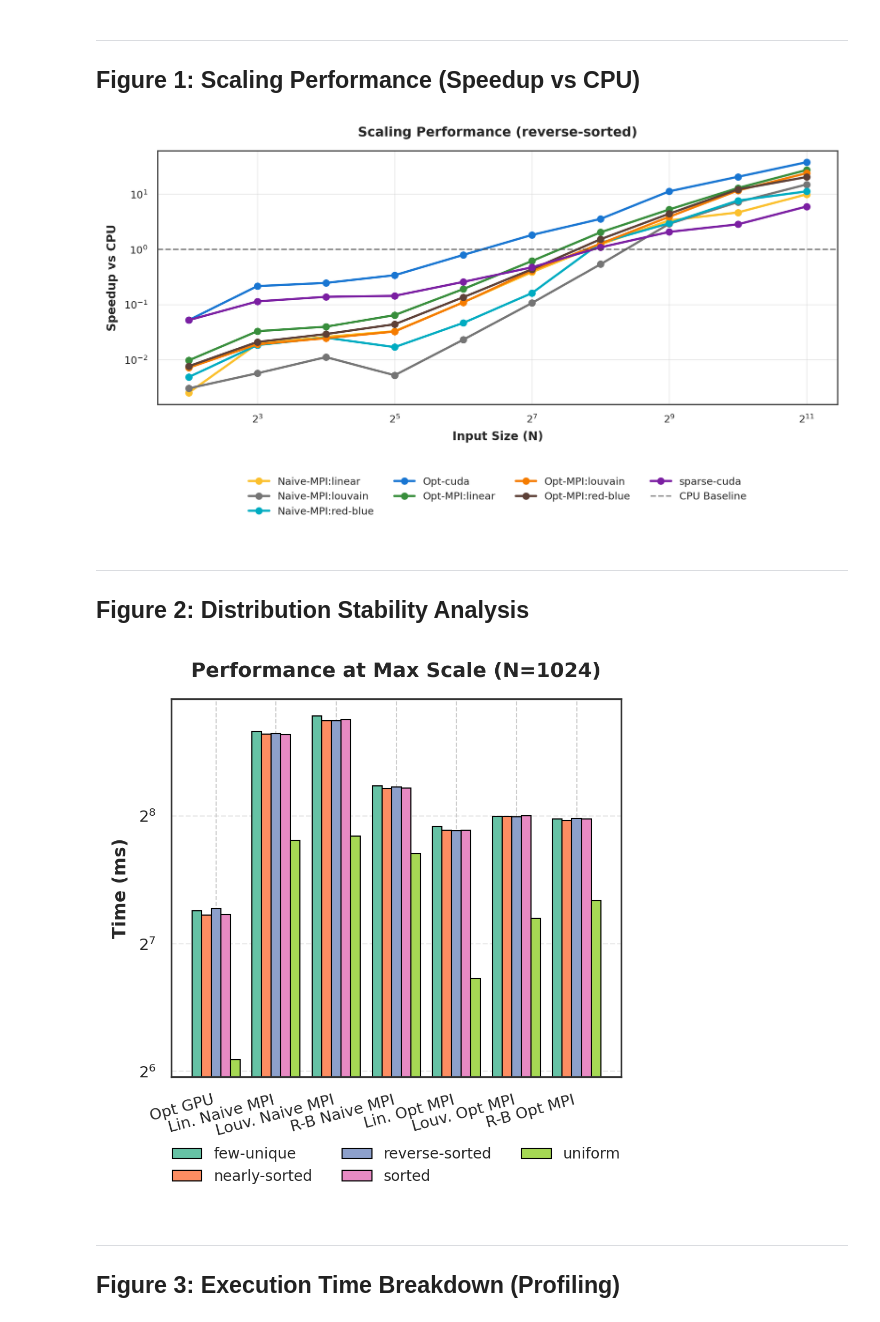
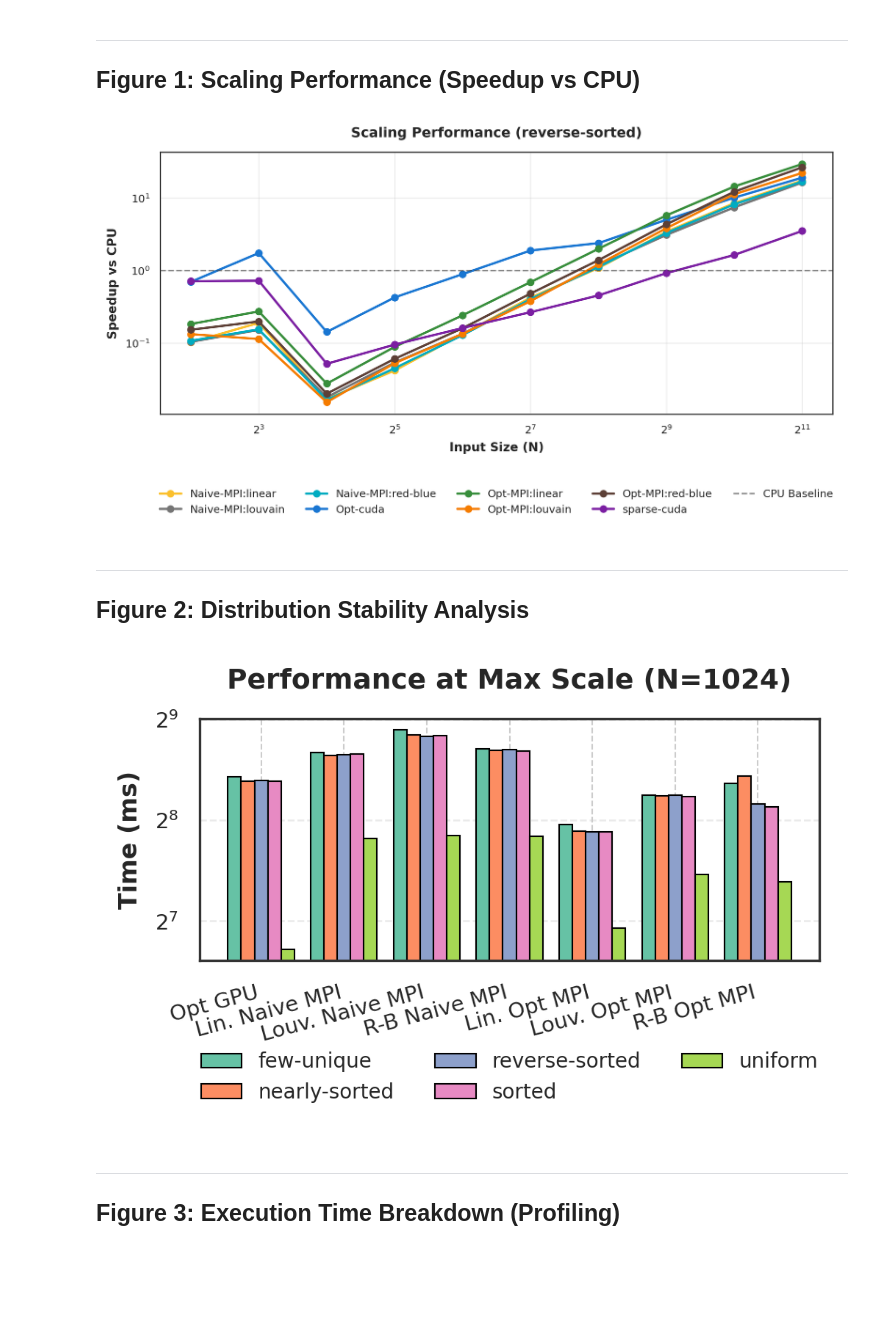
Before and after one commit to LipatJob/distributed-snp, a Jupyter notebook: paper_analysis_improved.ipynb, the cells around one changed output. Cells and saved outputs as stored; diff of their text form; code cells hidden in the pictures; blank space fills up the shorter version.

```diff
--- a/paper_analysis_improved.ipynb
+++ b/paper_analysis_improved.ipynb
@@ -13,10 +13,10 @@ warnings.filterwarnings('ignore')
 # ==================== CONFIGURATION ====================
 
 # Timestamps (Update these based on your runs)
-TS_SCALING = "20260108_081833"
-TS_DISTRIBUTION = "20260108_080309"
-TS_NSYS = "20260108_083916"
-TS_NCU = "20260108_084107"
+TS_SCALING = "20260107_211932_SCALING_SNAPSHOT"
+TS_DISTRIBUTION = "20260107_210341_DISTRIBUTION_SNAPSHOT"
+TS_NSYS = "20260107_214611_SNAPSHOT"
+TS_NCU = "20260108_025939_SNAPSHOT"
 
 # Base Paths
 BENCHMARK_RESULTS_DIR = Path("benchmark/results")
@@ -32,7 +32,7 @@ DOUBLE_COL_WIDTH = 7.2  # inches
 GOLDEN_RATIO = 1.618
 
 # User Adjustments
-CHART_HEIGHT_SCALE = 1.2  # Increase to make charts taller
+CHART_HEIGHT_SCALE = 1.0  # Increase to make charts taller
 X_LABEL_ROTATION = 15     # Max rotation in degrees
 
 # Publication-quality styling
@@ -260,7 +260,7 @@ if not df_scale.empty:
         plot_data.to_csv('paper_figs/fig1_scaling.csv', index=False)
 
         # Create figure - DOUBLE COLUMN
-        fig, ax = plt.subplots(figsize=(DOUBLE_COL_WIDTH, 3.5 * CHART_HEIGHT_SCALE))
+        fig, ax = plt.subplots(figsize=(DOUBLE_COL_WIDTH, 4 * CHART_HEIGHT_SCALE))
 
         # Plot each implementation
         # Filter to keep plot readable if too many lines
@@ -299,7 +299,7 @@ if not df_scale.empty:
         # Legend inside or below? Below for 2-col usually better to save vertical space?
         # Or right side. Let's put it below.
         ax.legend(bbox_to_anchor=(0.5, -0.25), loc='upper center', frameon=False,
-                 ncol=4)
+                 ncol=5)
 
         plt.tight_layout()
         plt.savefig('paper_figs/fig1_scaling.png', bbox_inches='tight', dpi=300)
@@ -309,7 +309,7 @@ if not df_scale.empty:
 else:
     print("⚠ No scaling data available")
 # %% [output]
-[figure, old version]
+[figure, new version]
 # %% [markdown]
 ---
 ## Figure 2: Distribution Stability Analysis
@@ -357,7 +357,7 @@ if not df_dist.empty:
         plot_data.to_csv('paper_figs/fig2_distribution.csv', index=False)
 
         # Create figure - SINGLE COLUMN
-        fig, ax = plt.subplots(figsize=(SINGLE_COL_WIDTH, 3 * CHART_HEIGHT_SCALE))
+        fig, ax = plt.subplots(figsize=(SINGLE_COL_WIDTH, 2.5 * CHART_HEIGHT_SCALE))
 
         # Get unique values
         distributions = sorted(plot_data['Distribution'].unique())
@@ -375,35 +375,35 @@ if not df_dist.empty:
             values = [dist_data[dist_data['Implementation'] == impl]['TimeMS'].values[0]
                      if impl in dist_data['Implementation'].values else 0
                      for impl in implementations]
 
             offset = (i - len(distributions)/2 + 0.5) * width
             ax.bar(x + offset, values, width, label=dist,
                   color=dist_colors[i], edgecolor='black', linewidth=0.5)
 
         ax.set_ylabel('Time (ms)', fontweight='bold')
         ax.set_title(f'Performance at Max Scale (N={int(target_size)})', pad=10, fontweight='bold')
 
         ax.set_xticks(x)
         ax.set_xticklabels([name_map.get(i, i) for i in implementations],
                           rotation=X_LABEL_ROTATION, ha='right')
 
         ax.grid(axis='y', alpha=0.4, linewidth=0.6)
         ax.set_yscale('log', base=2) # Log scale often helps if CPU is included
 
         # Legend
-        ax.legend(title=None, bbox_to_anchor=(0.5, -0.15),
+        ax.legend(title=None, bbox_to_anchor=(0.5, -0.3),
                  loc='upper center', frameon=False, ncol=3,
                  fontsize='small')
 
         plt.tight_layout()
         plt.savefig('paper_figs/fig2_distribution.png', bbox_inches='tight', dpi=300)
         plt.show()
     else:
         print("⚠ Could not determine size")
 else:
     print("⚠ No distribution data available")
 # %% [output]
-[figure, old version]
+[figure, new version]
 # %% [markdown]
 ---
 ## Figure 3: Execution Time Breakdown (Profiling)
```
Also changed, not shown: parts of 6 cells of this notebook.
